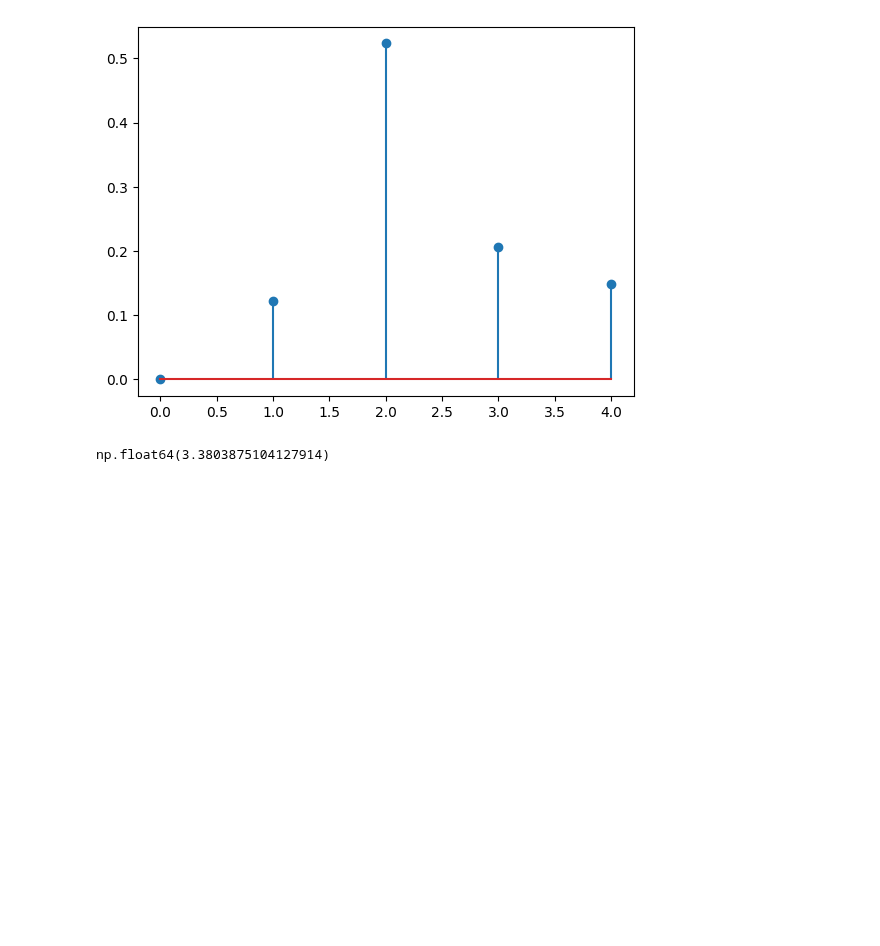
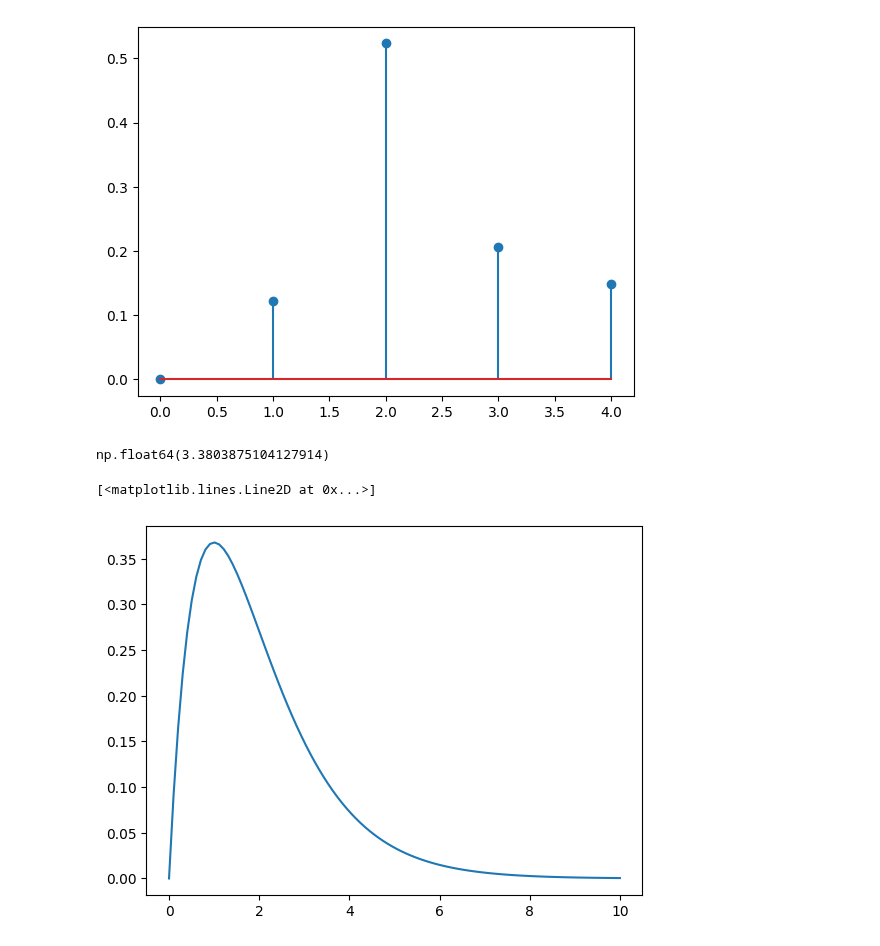
Before and after one commit to asegura4488/MetodosComputacionales1, a Jupyter notebook: Semana14/TeoremaBayes.ipynb, the cells around one changed output. Drawn from its saved outputs; the diff is of its cells as text; code cells hidden in the pictures; blank space fills up the shorter version.

```diff
--- a/Semana14/TeoremaBayes.ipynb
+++ b/Semana14/TeoremaBayes.ipynb
@@ -58,3 +58,12 @@ plt.stem(Posterior)
 sum(X*Posterior)
 # %% [output]
 np.float64(3.3803875104127914)
+# %%
+# vimos un ovni
+lambda_ = np.linspace(0,10,100)
+likelihood = Poisson(lambda_,1)
+# %%
+plt.plot(lambda_,likelihood)
+# %% [output]
+[<matplotlib.lines.Line2D at 0x...>]
+[figure, added]
```
